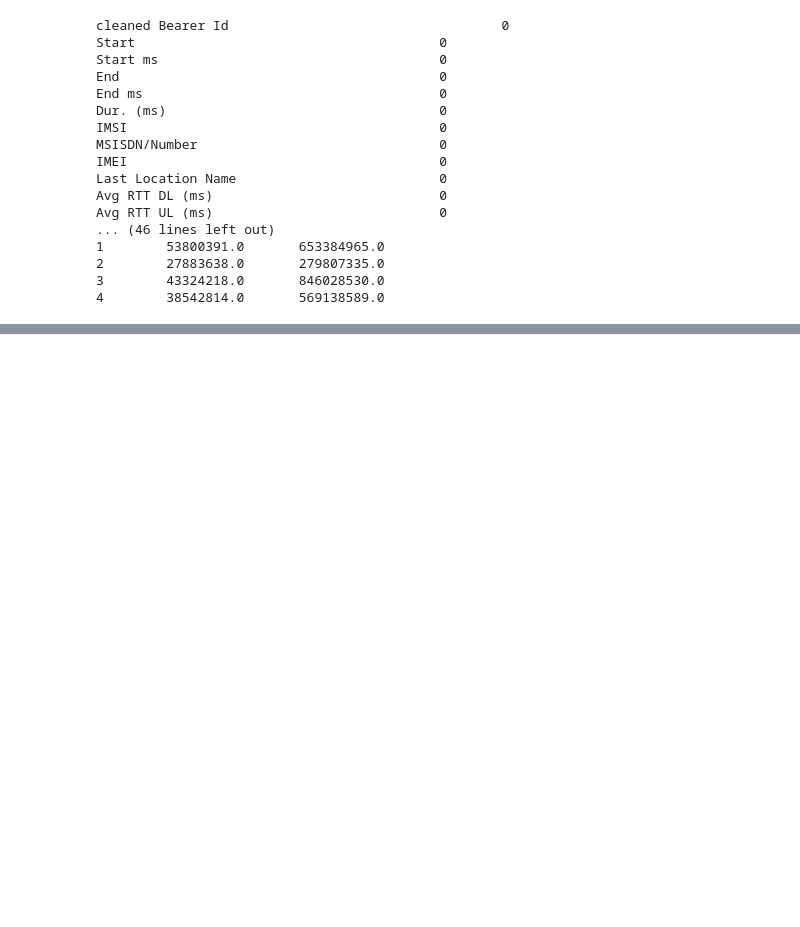
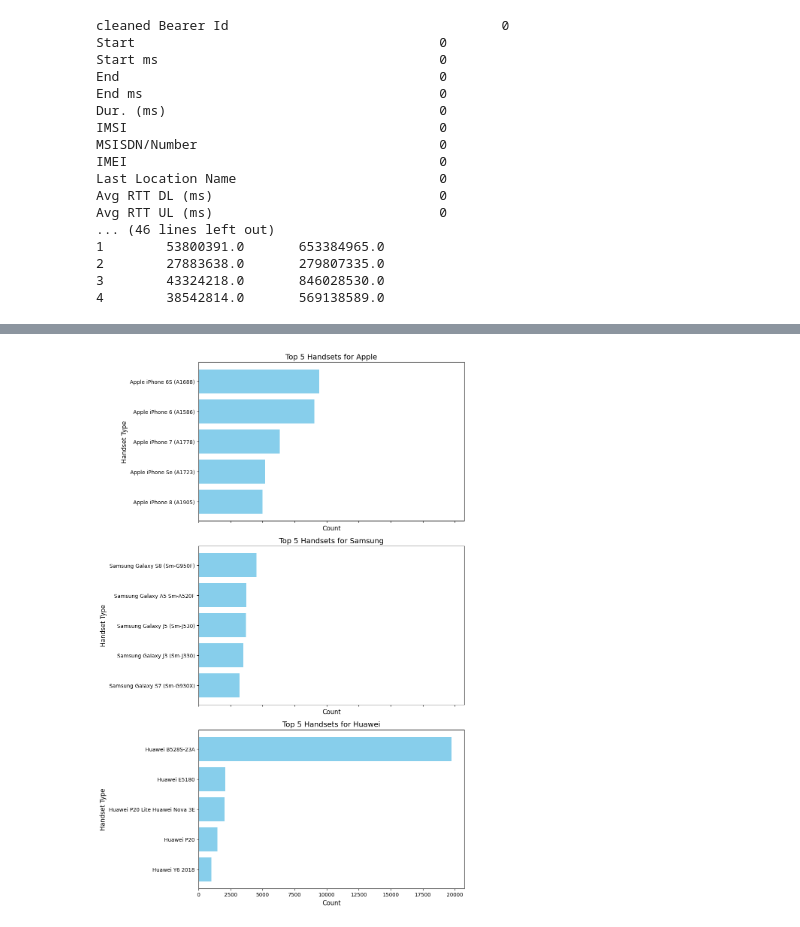
Before and after one commit to Semir1r/KAIM-WEEK-2, a Jupyter notebook: notebooks/telecom_analysis.ipynb, the cells around one changed output, grey strips where cells are left out. Saved outputs shown, nothing was run; the diff lists cells and outputs as text; code cells hidden in the pictures; blank space fills up the shorter version.

```diff
--- a/notebooks/telecom_analysis.ipynb
+++ b/notebooks/telecom_analysis.ipynb
@@ -162,0 +227,20 @@ Avg RTT UL (ms)                             0
+# %%
+# Create an empty dictionary to store the top 5 handsets per manufacturer
+top_5_handsets_per_manufacturer = {}
+
+# Iterate through the top 3 manufacturers
+for manufacturer in top_3_manufacturers.index:
+    # Filter the data for the current manufacturer
+    filtered_data = cleaned_data[cleaned_data["Handset Manufacturer"] == manufacturer]
+
+    # Get the top 5 handset types for this manufacturer
+    top_5_handsets = filtered_data["Handset Type"].value_counts().nlargest(5)
+
+    # Store the result in the dictionary
+    top_5_handsets_per_manufacturer[manufacturer] = top_5_handsets
+
+# Display the results
+print("\nTop 5 Handsets per Top 3 Handset Manufacturers:")
+for manufacturer, handsets in top_5_handsets_per_manufacturer.items():
+    print(f"\nManufacturer: {manufacturer}")
+    print(handsets)
@@ -162,0 +265,20 @@ Avg RTT UL (ms)                             0
+# %%
+import matplotlib.pyplot as plt
+
+# Assuming 'top_5_handsets_per_manufacturer' is already computed
+# Initialize a figure for plotting
+fig, axs = plt.subplots(len(top_5_handsets_per_manufacturer), 1, figsize=(10, 15), sharex=True)
+
+# Plot data for each manufacturer
+for i, (manufacturer, handsets) in enumerate(top_5_handsets_per_manufacturer.items()):
+    axs[i].barh(handsets.index, handsets.values, color='skyblue')
+    axs[i].set_title(f"Top 5 Handsets for {manufacturer}", fontsize=14)
+    axs[i].set_xlabel("Count", fontsize=12)
+    axs[i].set_ylabel("Handset Type", fontsize=12)
+    axs[i].invert_yaxis()  # To display the highest count at the top
+
+# Adjust layout
+plt.tight_layout()
+plt.show()
+# %% [output]
+[figure, added]
```
Also changed, not shown: parts of 23 cells of this notebook, 9 other files.
